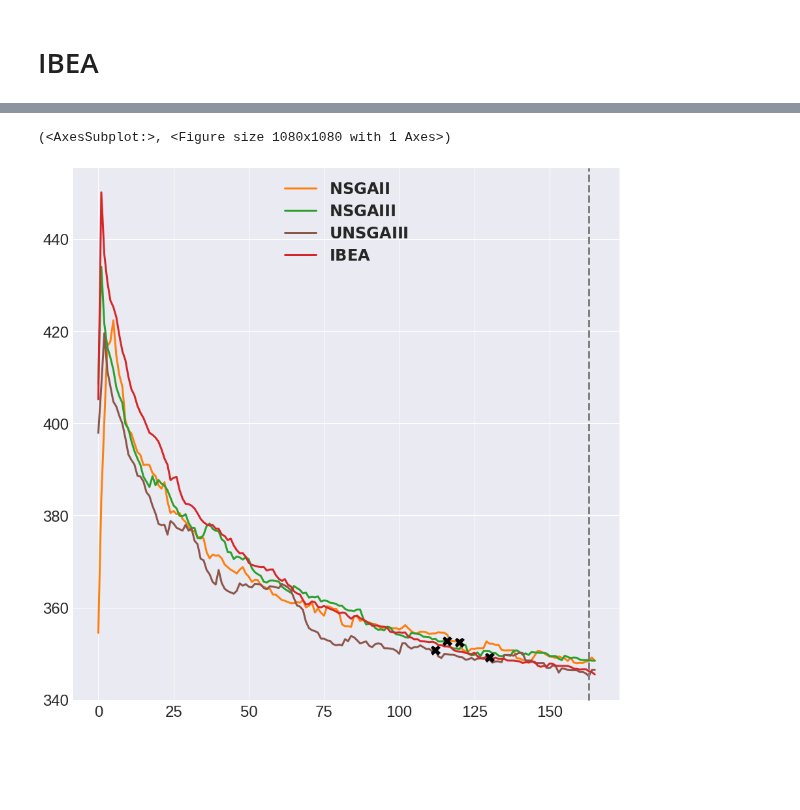
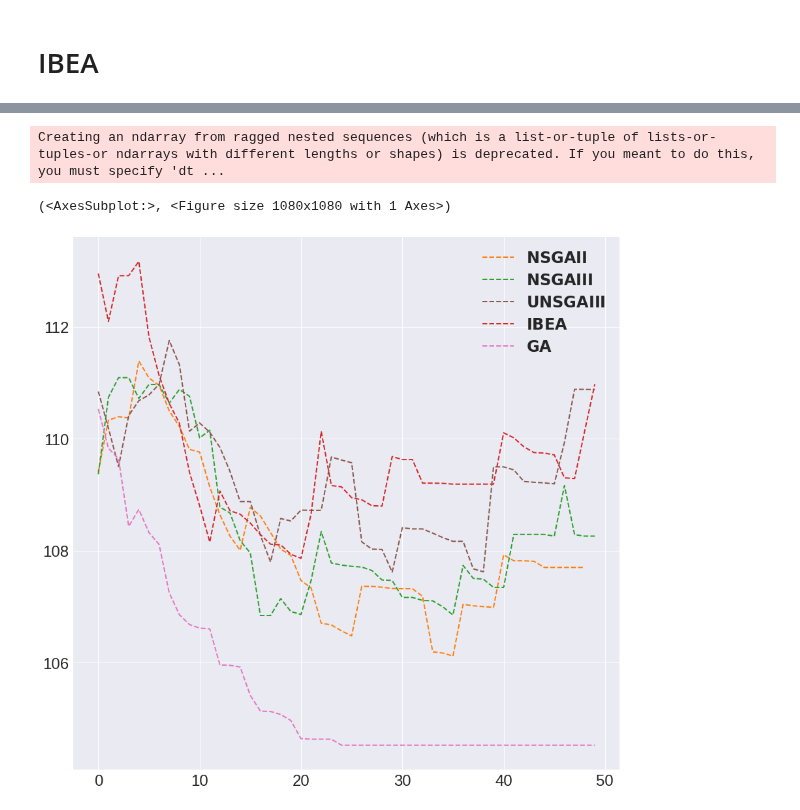
Before and after one commit to kallekj/Explorer, a Jupyter notebook: src/Algorithm_Optimal_Parameters_Rerun.ipynb, the cells around one changed output, grey strips where cells are left out. Cells and saved outputs as stored; diff of their text form; code cells hidden in the pictures; blank space fills up the shorter version.

```diff
--- a/src/Algorithm_Optimal_Parameters_Rerun.ipynb
+++ b/src/Algorithm_Optimal_Parameters_Rerun.ipynb
@@ -422,15 +485,17 @@ ibea_log_data.to_csv("{}/IBEA.csv".format(logpath))
 # %%
 nsga2_curve = np.mean(plot_data_NSGAII["fuel_consumption"],axis=0)[:-1]
 nsga3_curve = np.mean(plot_data_NSGAIII["fuel_consumption"],axis=0)
 unsga3_curve = np.mean(plot_data_UNSGAIII["fuel_consumption"],axis=0)
 ibea_curve = np.mean(plot_data_IBEA["fuel_consumption"],axis=0)
-curves = np.array([nsga2_curve,nsga3_curve,unsga3_curve,ibea_curve])
-lables =np.array(["NSGAII","NSGAIII","UNSGAIII","IBEA"])
+ga_curve = np.mean(plot_data_GA["fuel_consumption"],axis=0)
+curves = np.array([nsga2_curve,nsga3_curve,unsga3_curve,ibea_curve,ga_curve])
+lables =np.array(["NSGAII","NSGAIII","UNSGAIII","IBEA","GA"])
 
-plot_conv_curves(curves,lables)
+plot_conv_curves(curves,lables,show_domination_and_percentage_interval=False)
 # %% [output]
-(<AxesSubplot:>, <Figure size 1080x1080 with 1 Axes>)
+Creating an ndarray from ragged nested sequences (which is a list-or-tuple of lists-or-tuples-or ndarrays with different lengths or shapes) is deprecated. If you meant to do this, you must specify 'dt ...
+(<AxesSubplot:>, <Figure size 1080x1080 with 1 Axes>)
-[figure, old version]
+[figure, new version]
 # %%
 nsga2_curve = np.mean(plot_data_NSGAII["distance_to_origin"],axis=0)[:-1]
 nsga3_curve = np.mean(plot_data_NSGAIII["distance_to_origin"],axis=0)
```
Also changed, not shown: parts of 18 cells of this notebook, 51 other files.
